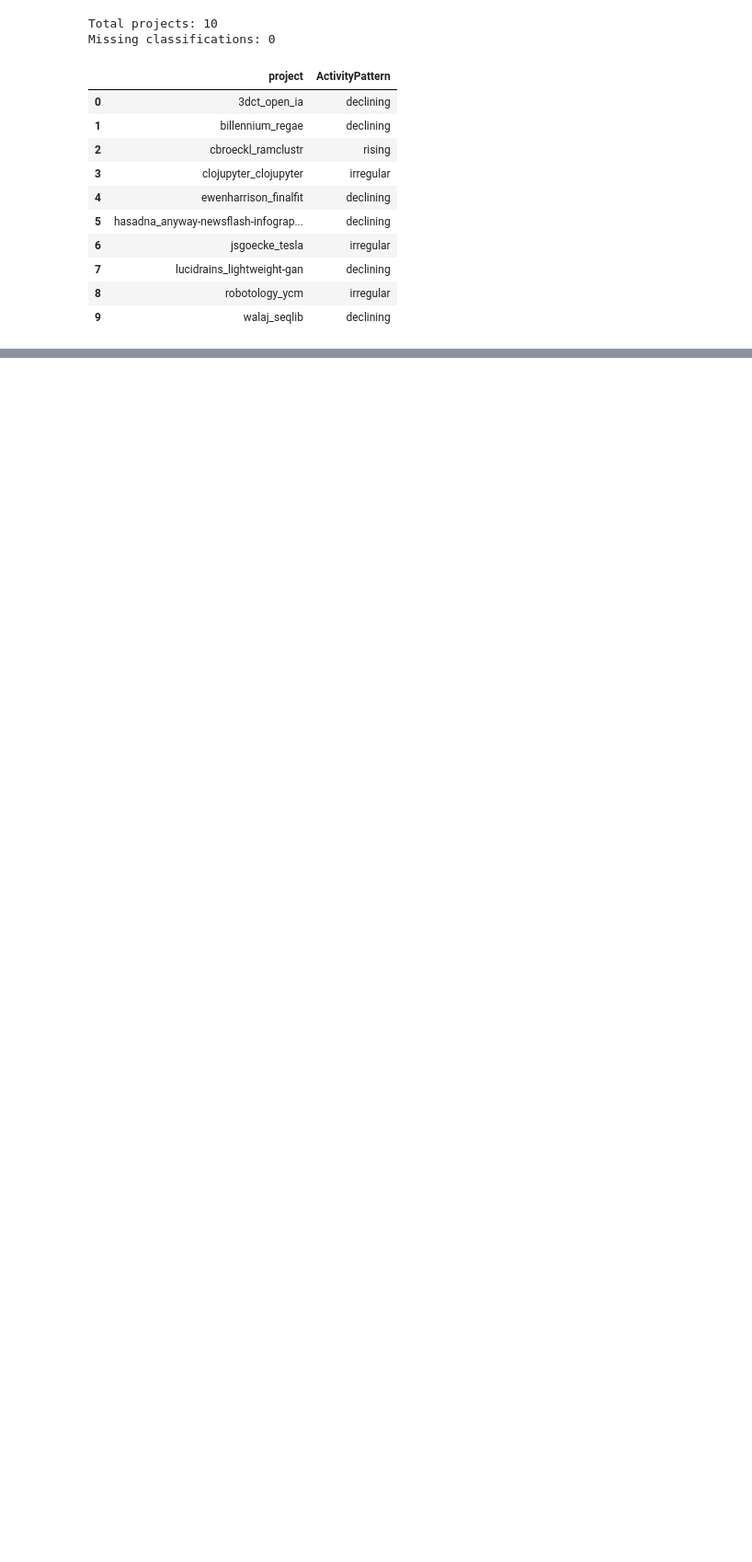
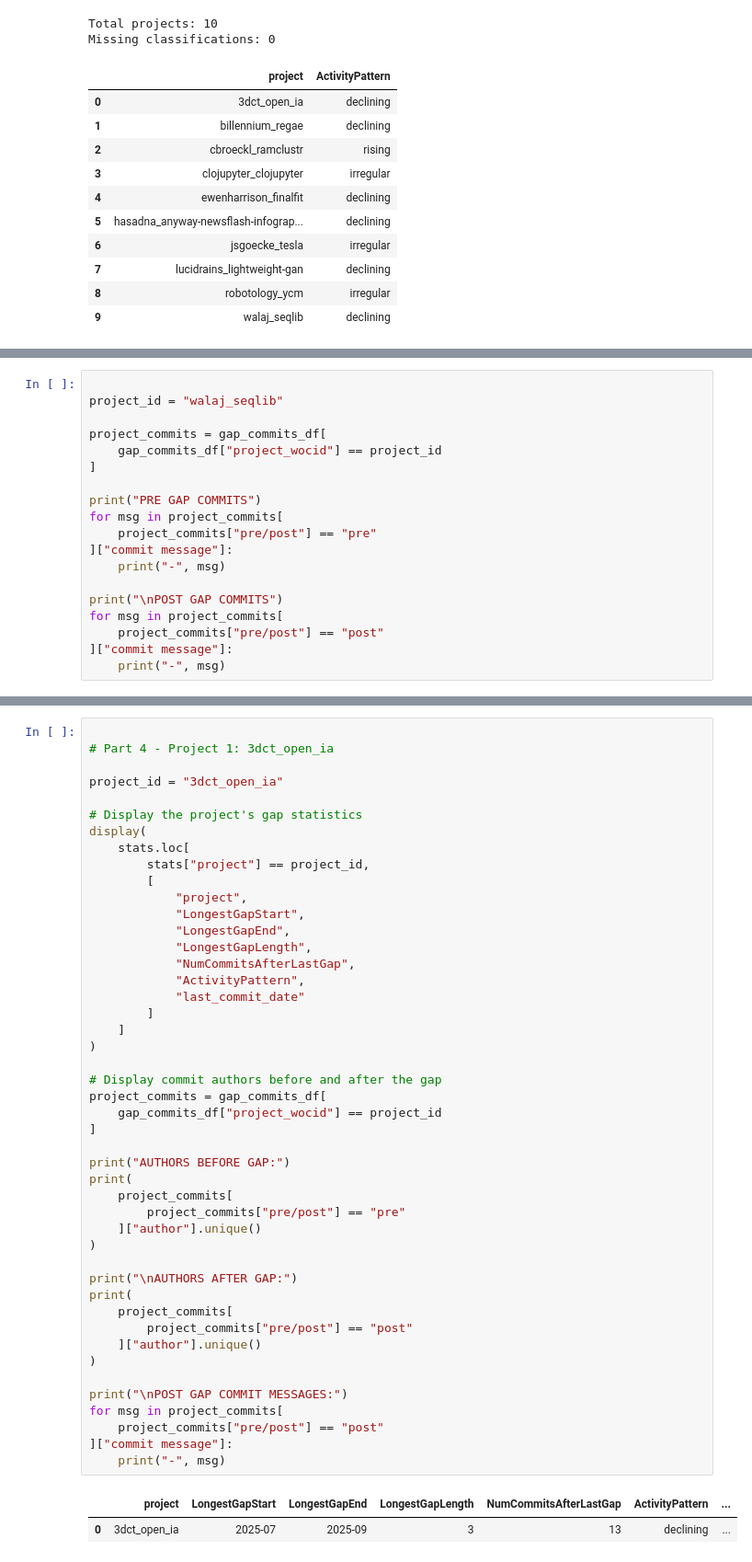
Before and after one commit to Bansari26700/MiniProject2, a Jupyter notebook: bxy539.ipynb, the cells around one changed output, grey strips where cells are left out. Shown at 92% size. Saved outputs shown, nothing was run; the diff lists cells and outputs as text; blank space fills up the shorter version.

Commit message:
Completed Project

```diff
--- a/bxy539.ipynb
+++ b/bxy539.ipynb
@@ -1168,0 +1884,19 @@ Missing activity patterns: 0
+# %%
+
+project_id = "walaj_seqlib"
+
+project_commits = gap_commits_df[
+    gap_commits_df["project_wocid"] == project_id
+]
+
+print("PRE GAP COMMITS")
+for msg in project_commits[
+    project_commits["pre/post"] == "pre"
+]["commit message"]:
+    print("-", msg)
+
+print("\nPOST GAP COMMITS")
+for msg in project_commits[
+    project_commits["pre/post"] == "post"
+]["commit message"]:
+    print("-", msg)
@@ -1168,0 +1963,49 @@ Missing activity patterns: 0
+# %%
+
+# Part 4 - Project 1: 3dct_open_ia
+
+project_id = "3dct_open_ia"
+
+# Display the project's gap statistics
+display(
+    stats.loc[
+        stats["project"] == project_id,
+        [
+            "project",
+            "LongestGapStart",
+            "LongestGapEnd",
+            "LongestGapLength",
+            "NumCommitsAfterLastGap",
+            "ActivityPattern",
+            "last_commit_date"
+        ]
+    ]
+)
+
+# Display commit authors before and after the gap
+project_commits = gap_commits_df[
+    gap_commits_df["project_wocid"] == project_id
+]
+
+print("AUTHORS BEFORE GAP:")
+print(
+    project_commits[
+        project_commits["pre/post"] == "pre"
+    ]["author"].unique()
+)
+
+print("\nAUTHORS AFTER GAP:")
+print(
+    project_commits[
+        project_commits["pre/post"] == "post"
+    ]["author"].unique()
+)
+
+print("\nPOST GAP COMMIT MESSAGES:")
+for msg in project_commits[
+    project_commits["pre/post"] == "post"
+]["commit message"]:
+    print("-", msg)
+# %% [output]
+|  | project | LongestGapStart | LongestGapEnd | LongestGapLength | NumCommitsAfterLastGap | ActivityPattern | ... |
+| 0 | 3dct_open_ia | 2025-07 | 2025-09 | 3 | 13 | declining | ... |
```
Also changed, not shown: parts of 88 cells of this notebook, 12 other files.
